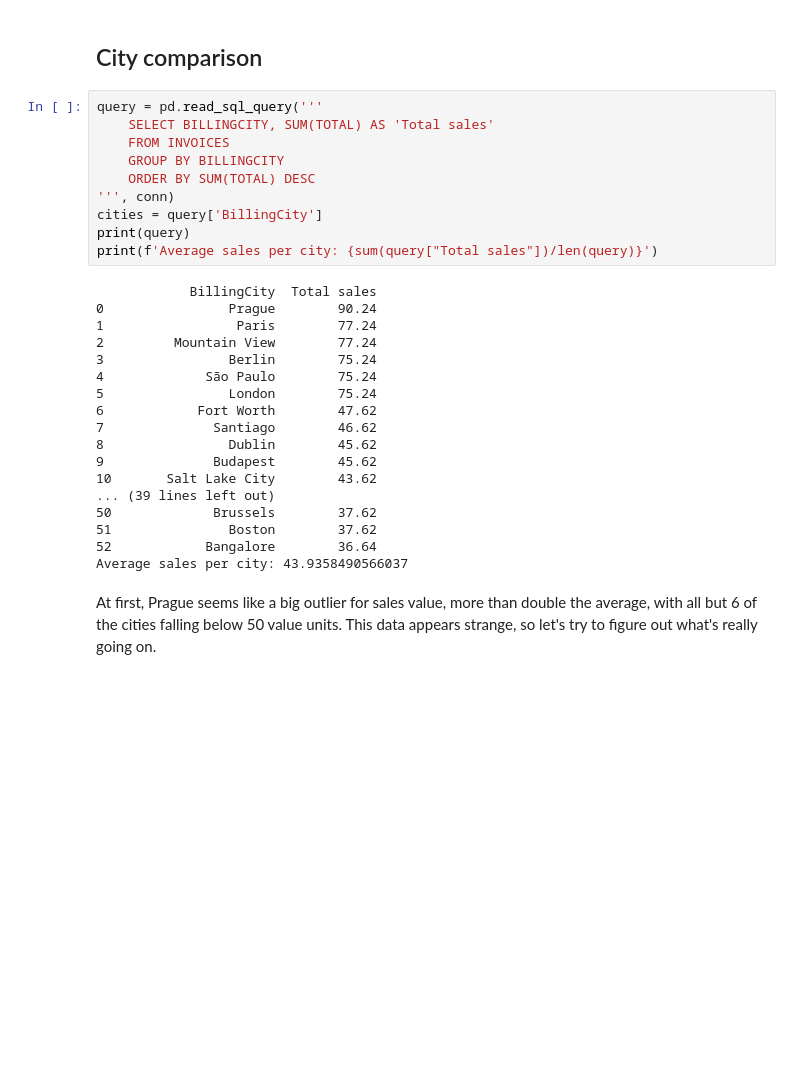
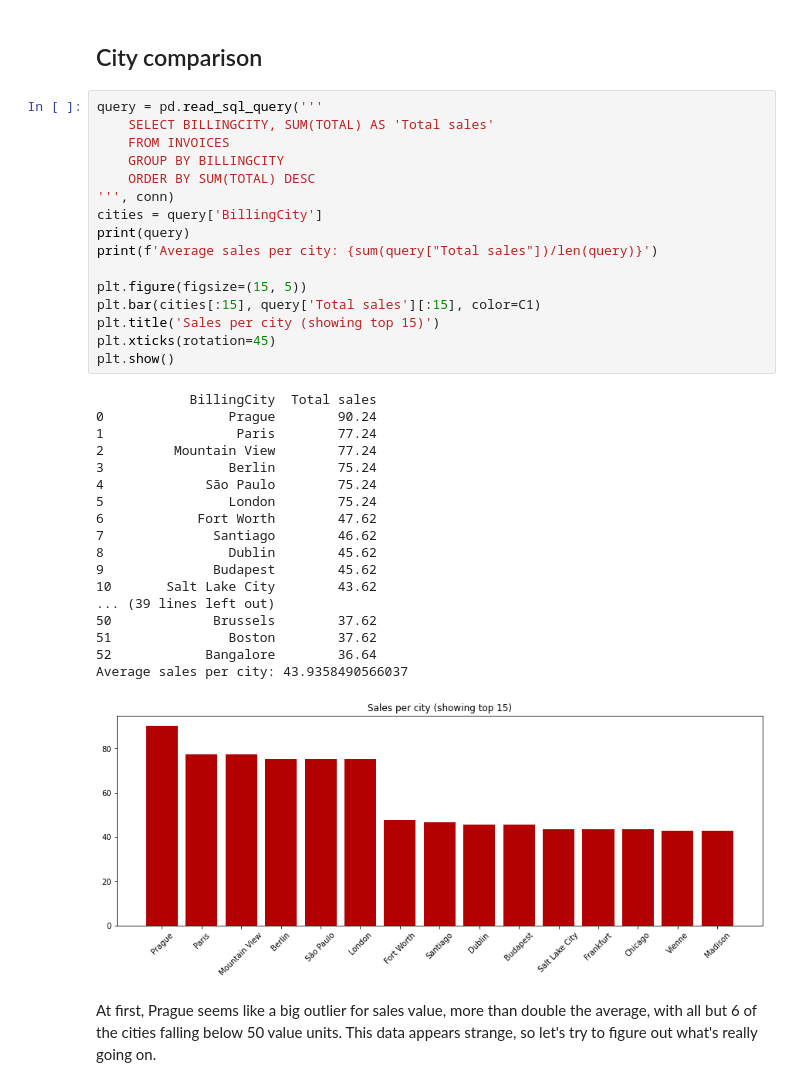
Before and after one commit to fspigel/sales-db-analysis, a Jupyter notebook: analysis.ipynb, the cells around one changed output. Drawn from its saved outputs; the diff is of its cells as text; blank space fills up the shorter version.

```diff
--- a/analysis.ipynb
+++ b/analysis.ipynb
@@ -259,31 +258,38 @@ for sales_id in sales_team:
 # %%
 query = pd.read_sql_query('''
     SELECT BILLINGCITY, SUM(TOTAL) AS 'Total sales'
     FROM INVOICES
     GROUP BY BILLINGCITY
     ORDER BY SUM(TOTAL) DESC
 ''', conn)
 cities = query['BillingCity']
 print(query)
 print(f'Average sales per city: {sum(query["Total sales"])/len(query)}')
+
+plt.figure(figsize=(15, 5))
+plt.bar(cities[:15], query['Total sales'][:15], color=C1)
+plt.title('Sales per city (showing top 15)')
+plt.xticks(rotation=45)
+plt.show()
 # %% [output]
             BillingCity  Total sales
 0                Prague        90.24
 1                 Paris        77.24
 2         Mountain View        77.24
 3                Berlin        75.24
 4             São Paulo        75.24
 5                London        75.24
 6            Fort Worth        47.62
 7              Santiago        46.62
 8                Dublin        45.62
 9              Budapest        45.62
 10       Salt Lake City        43.62
 ... (39 lines left out)
 50             Brussels        37.62
 51               Boston        37.62
 52            Bangalore        36.64
 Average sales per city: 43.9358490566037
+[figure, added]
 # %% [markdown]
 At first, Prague seems like a big outlier for sales value, more than double the average, with all but 6 of the cities falling below 50 value units. This data appears strange, so let's try to figure out what's really going on.
 # %%
```
Also changed, not shown: parts of 6 cells of this notebook.
